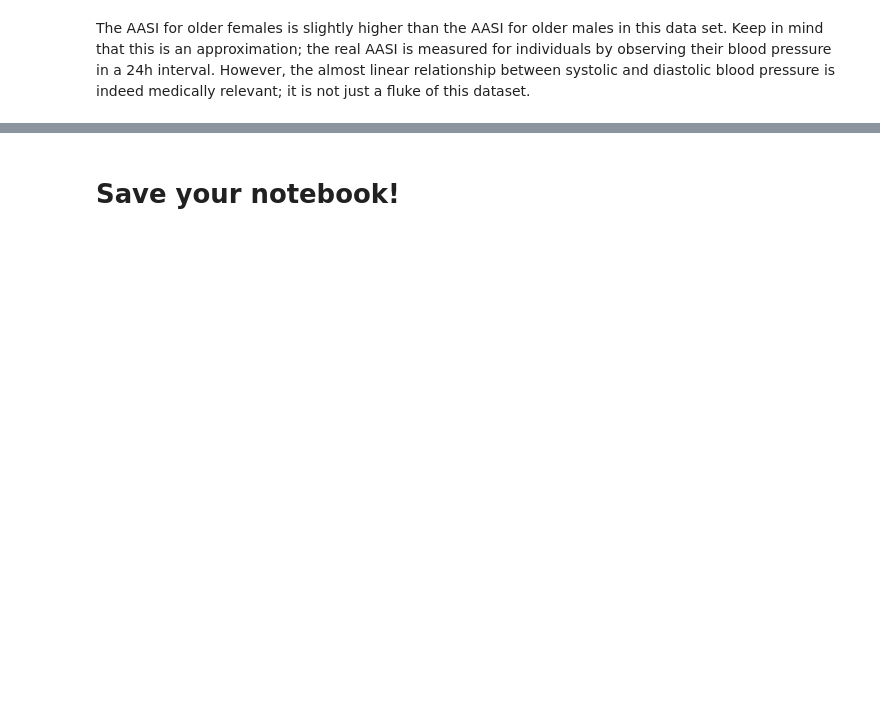
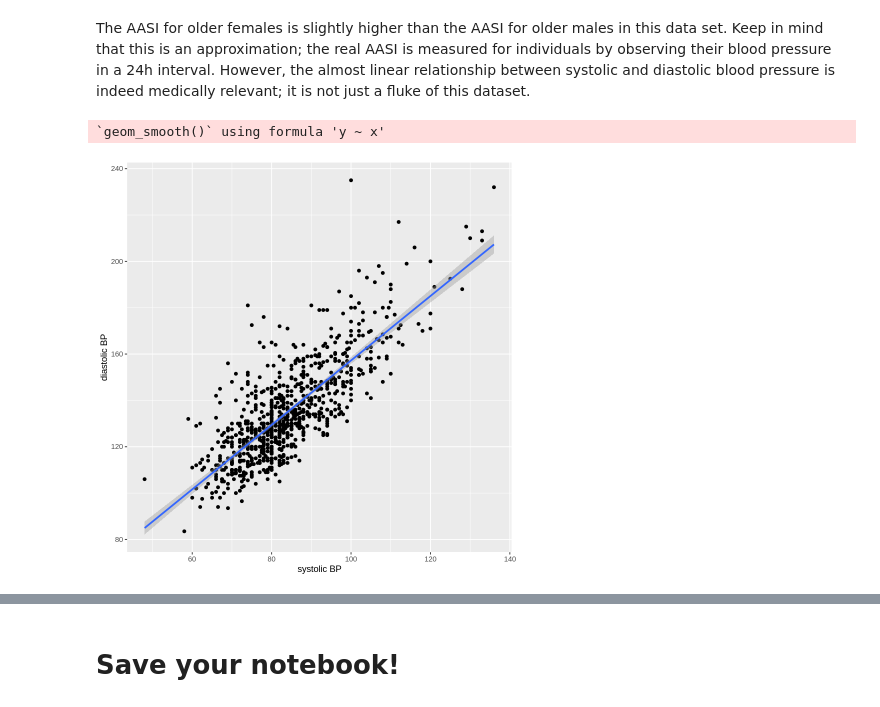
Before and after one commit to SteeltownRiot/DSA, a Jupyter notebook: DSA-7020 Stats for Data Analysis/Module 5 - Regression/Practices/Simple_Linear_Regression.ipynb, the cells around one changed output, grey strips where cells are left out. Saved outputs shown, nothing was run; the diff lists cells and outputs as text; code cells hidden in the pictures; blank space fills up the shorter version.

```diff
--- a/DSA-7020 Stats for Data Analysis/Module 5 - Regression/Practices/Simple_Linear_Regression.ipynb
+++ b/DSA-7020 Stats for Data Analysis/Module 5 - Regression/Practices/Simple_Linear_Regression.ipynb
@@ -19,6 +29,6 @@ head(framingham_data)
 # %% [markdown]
 <span style="color:#1d80ba; font-size:14px; font-weight:700">Activity 1:</span> For this analysis, we'll need adults (age>18) who are not taking blood pressure medication (BPMeds==0), and we will create two subsets; one for males and one for females, and pick only the columns we'll work on (age, sysBP, diaBP, BMI, heartRate, pulseP).
 # %%
-framingham_data_male   <- subset(framingham_data, <what goes in here>, select=c(2,11:14,17))
-framingham_data_female <- subset(framingham_data, <what goes in here>, select=c(2,11:14,17))
+framingham_data_male   <- subset(framingham_data, male==1 & age>18 & BPMeds==0, select=c(2,11:14,17))
+framingham_data_female <- subset(framingham_data, male==0 & age>18 & BPMeds==0, select=c(2,11:14,17))
 head(framingham_data_male)
@@ -51,12 +143,12 @@ Again, $R^2$ values are too low to suggest a good model based on BMI.
 # %% [markdown]
 <span style="color:#1d80ba; font-size:14px; font-weight:700">Activity 4:</span>  Let's create two subsets from male data; first one is for those younger than 50, second one is for those older than 50. We want to see if the relation between heart rate and pulse pressure is different for older males vs. younger males.
 # %%
-framingham_data_male_younger <- subset(framingham_data_male, <what goes in here>)
-framingham_data_male_older   <- subset(framingham_data_male, <what goes in here>)
+framingham_data_male_younger <- subset(framingham_data_male, age<50)
+framingham_data_male_older   <- subset(framingham_data_male, age>=50)
 
 # now fit a linear model to both data sets; use pulse pressure as independent variable and find the model for heart rate.
-hr_pp_male_young <- lm(<what goes in here>)
+hr_pp_male_young <- lm(framingham_data_male_younger$heartRate ~ framingham_data_male_younger$pulseP)
 summary(hr_pp_male_young)
 
-hr_pp_male_older <- lm(<what goes in here>)
+hr_pp_male_older <- lm(framingham_data_male_older$heartRate ~ framingham_data_male_older$pulseP)
 summary(hr_pp_male_older)
@@ -103,9 +278,12 @@ The AASI for older females is slightly higher than the AASI for older males in t
 # %%
 # Let's plot the model for males
 library(ggplot2)
-p = ggplot(framingham_data_male_older, aes(x=<what goes in here>, y=<what goes in here>)) +
+p = ggplot(framingham_data_male_older, aes(x=diaBP, y=sysBP)) +
     geom_point() +
     geom_smooth(method=lm,level = 0.95)   # Add linear regression line, by default includes 95% confidence region
 p+xlab('systolic BP')+ylab('diastolic BP')
+# %% [output]
+`geom_smooth()` using formula 'y ~ x'
+[figure, added]
 # %%
 # and for females
```
Also changed, not shown: parts of 9 cells of this notebook, 2 other files.
